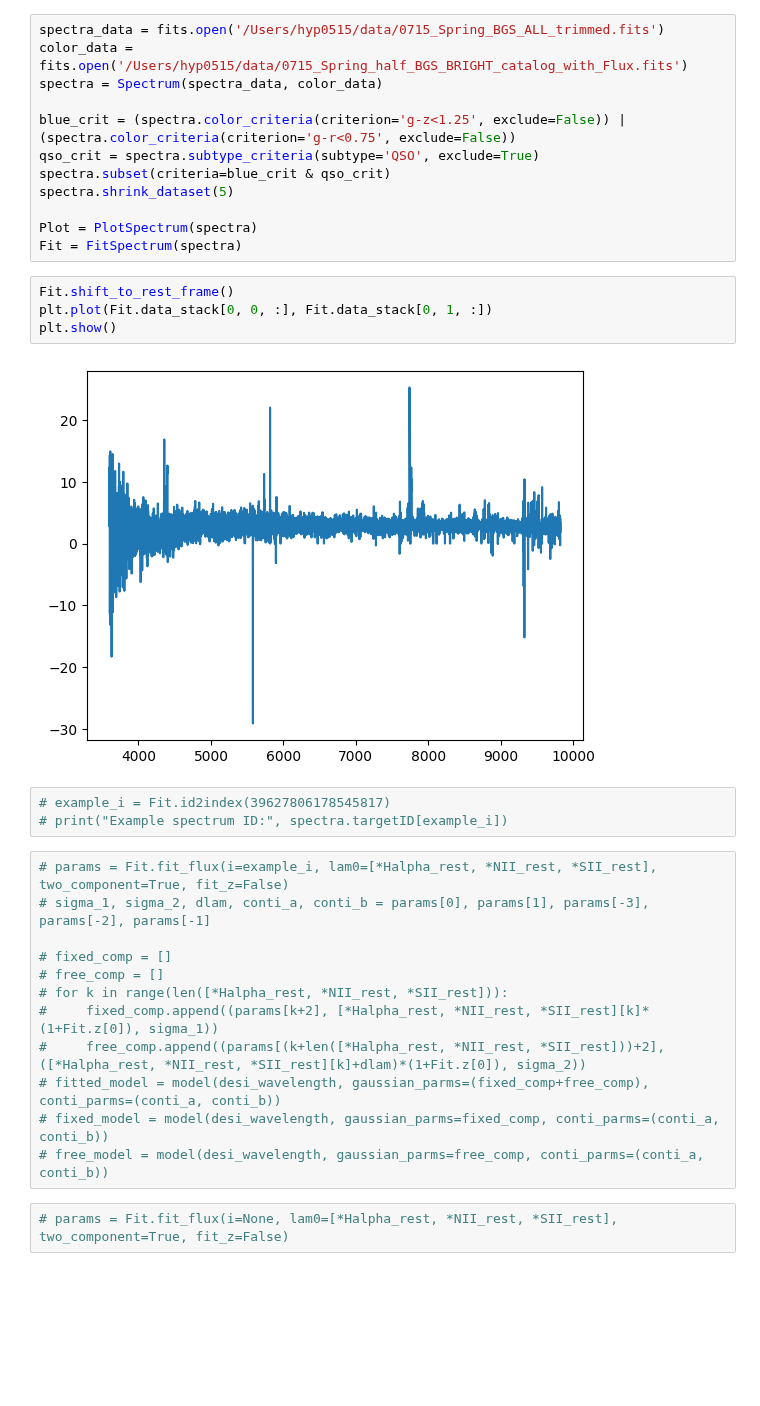
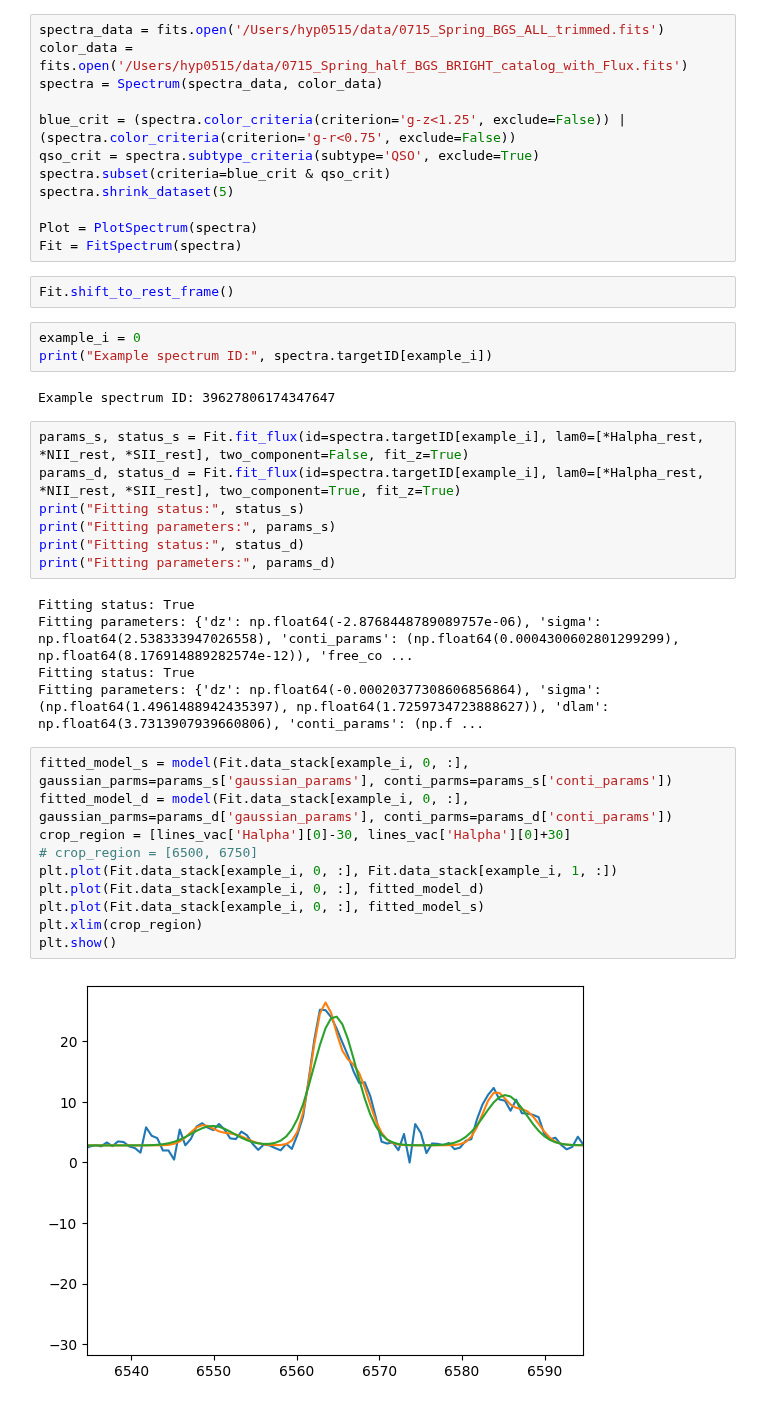
Before and after one commit to hyp0515/searching_inflow, a Jupyter notebook: fit_example.ipynb, the cells around one changed output. Saved outputs shown, nothing was run; the diff lists cells and outputs as text; blank space fills up the shorter version.

```diff
--- a/fit_example.ipynb
+++ b/fit_example.ipynb
@@ -32,24 +32,32 @@ Plot = PlotSpectrum(spectra)
 Fit = FitSpectrum(spectra)
 # %%
 Fit.shift_to_rest_frame()
-plt.plot(Fit.data_stack[0, 0, :], Fit.data_stack[0, 1, :])
-plt.show()
-# %% [output]
-[figure, removed]
 # %%
-# example_i = Fit.id2index(39627806178545817)
-# print("Example spectrum ID:", spectra.targetID[example_i])
+example_i = 0
+print("Example spectrum ID:", spectra.targetID[example_i])
+# %% [output]
+Example spectrum ID: 39627806174347647
-# %%
-# params = Fit.fit_flux(i=example_i, lam0=[*Halpha_rest, *NII_rest, *SII_rest], two_component=True, fit_z=False)
-# sigma_1, sigma_2, dlam, conti_a, conti_b = params[0], params[1], params[-3], params[-2], params[-1]
-
-# fixed_comp = []
-# free_comp = []
-# for k in range(len([*Halpha_rest, *NII_rest, *SII_rest])):
-#     fixed_comp.append((params[k+2], [*Halpha_rest, *NII_rest, *SII_rest][k]*(1+Fit.z[0]), sigma_1))
-#     free_comp.append((params[(k+len([*Halpha_rest, *NII_rest, *SII_rest]))+2], ([*Halpha_rest, *NII_rest, *SII_rest][k]+dlam)*(1+Fit.z[0]), sigma_2))
-# fitted_model = model(desi_wavelength, gaussian_parms=(fixed_comp+free_comp), conti_parms=(conti_a, conti_b))
-# fixed_model = model(desi_wavelength, gaussian_parms=fixed_comp, conti_parms=(conti_a, conti_b))
-# free_model = model(desi_wavelength, gaussian_parms=free_comp, conti_parms=(conti_a, conti_b))
-# %%
-# params = Fit.fit_flux(i=None, lam0=[*Halpha_rest, *NII_rest, *SII_rest], two_component=True, fit_z=False)
+# %%
+params_s, status_s = Fit.fit_flux(id=spectra.targetID[example_i], lam0=[*Halpha_rest, *NII_rest, *SII_rest], two_component=False, fit_z=True)
+params_d, status_d = Fit.fit_flux(id=spectra.targetID[example_i], lam0=[*Halpha_rest, *NII_rest, *SII_rest], two_component=True, fit_z=True)
+print("Fitting status:", status_s)
+print("Fitting parameters:", params_s)
+print("Fitting status:", status_d)
+print("Fitting parameters:", params_d)
+# %% [output]
+Fitting status: True
+Fitting parameters: {'dz': np.float64(-2.8768448789089757e-06), 'sigma': np.float64(2.538333947026558), 'conti_params': (np.float64(0.0004300602801299299), np.float64(8.176914889282574e-12)), 'free_co ...
+Fitting status: True
+Fitting parameters: {'dz': np.float64(-0.00020377308606856864), 'sigma': (np.float64(1.4961488942435397), np.float64(1.7259734723888627)), 'dlam': np.float64(3.7313907939660806), 'conti_params': (np.f ...
+# %%
+fitted_model_s = model(Fit.data_stack[example_i, 0, :], gaussian_parms=params_s['gaussian_params'], conti_parms=params_s['conti_params'])
+fitted_model_d = model(Fit.data_stack[example_i, 0, :], gaussian_parms=params_d['gaussian_params'], conti_parms=params_d['conti_params'])
+crop_region = [lines_vac['Halpha'][0]-30, lines_vac['Halpha'][0]+30]
+# crop_region = [6500, 6750]
+plt.plot(Fit.data_stack[example_i, 0, :], Fit.data_stack[example_i, 1, :])
+plt.plot(Fit.data_stack[example_i, 0, :], fitted_model_d)
+plt.plot(Fit.data_stack[example_i, 0, :], fitted_model_s)
+plt.xlim(crop_region)
+plt.show()
+# %% [output]
+[figure, added]
```
Also changed, not shown: parts of 2 cells of this notebook, 10 other files.
